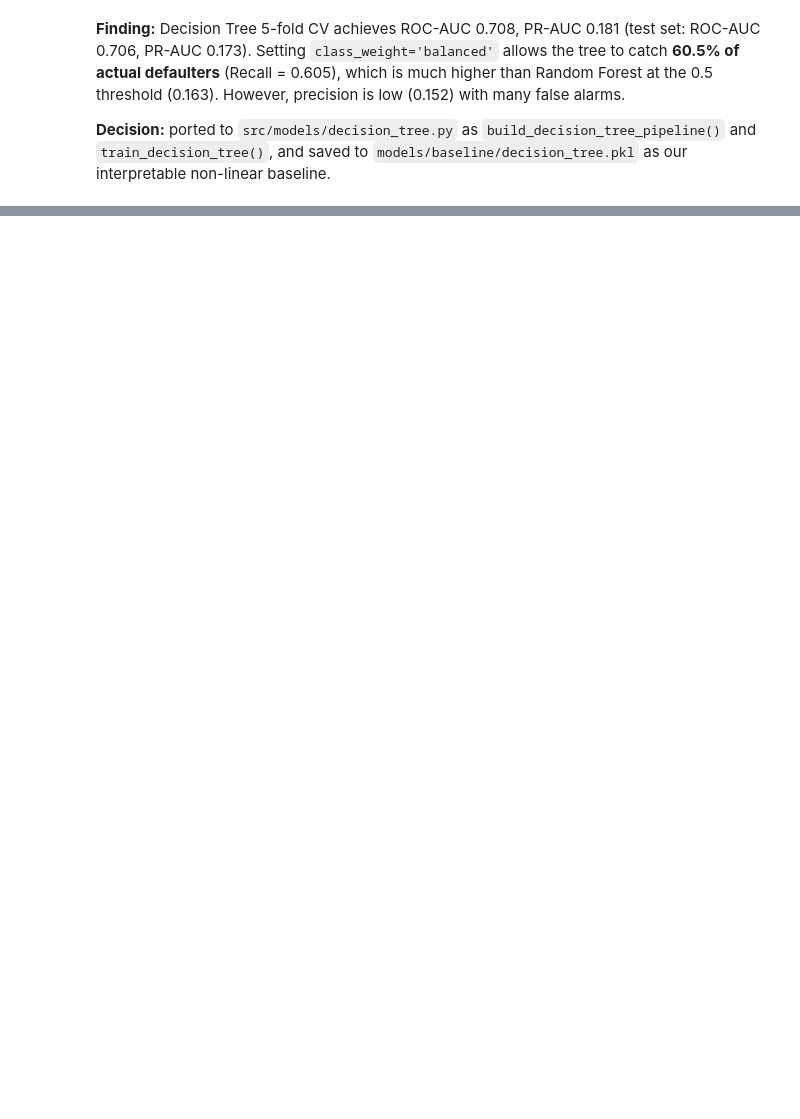
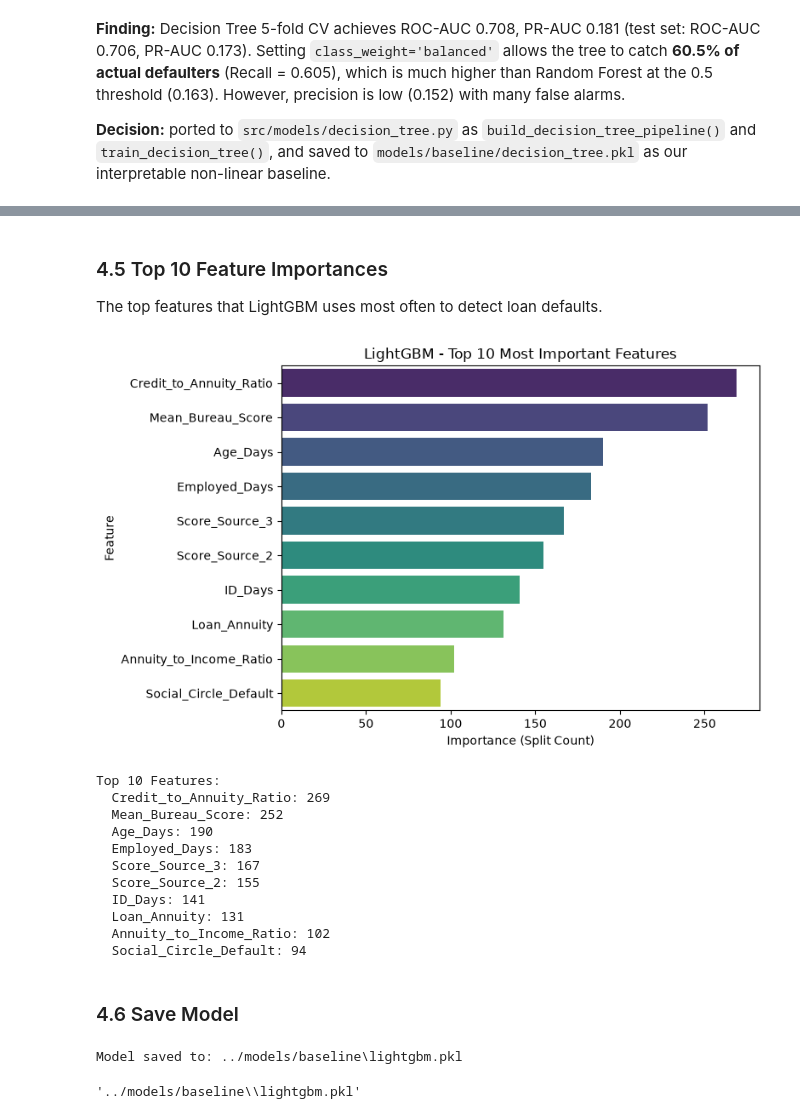
Before and after one commit to Pasiya990/FDM-AutoMobile_Loan_Default_Modelling, a Jupyter notebook: notebooks/05_baseline_models.ipynb, the cells around one changed output, grey strips where cells are left out. Drawn from its saved outputs; the diff is of its cells as text; code cells hidden in the pictures; blank space fills up the shorter version.

```diff
--- a/notebooks/05_baseline_models.ipynb
+++ b/notebooks/05_baseline_models.ipynb
@@ -279,0 +367,42 @@ Logged to ../experiments/results\experiments.csv
+# %% [markdown]
+### 4.5 Top 10 Feature Importances
+The top features that LightGBM uses most often to detect loan defaults.
+# %%
+feat_importances = pd.Series(
+    lgbm_model.feature_importances_,
+    index=X_test_clean.columns
+).sort_values(ascending=False).head(10)
+
+plt.figure(figsize=(8, 5))
+sns.barplot(x=feat_importances.values, y=feat_importances.index, hue=feat_importances.index, palette="viridis", legend=False)
+plt.title("LightGBM - Top 10 Most Important Features")
+plt.xlabel("Importance (Split Count)")
+plt.ylabel("Feature")
+plt.tight_layout()
+plt.savefig(os.path.join(figures_dir, "05_lightgbm_feature_importance.png"), dpi=100, bbox_inches="tight")
+plt.show()
+
+print("Top 10 Features:")
+for feat, imp in feat_importances.items():
+    print(f"  {feat}: {imp}")
+# %% [output]
+[figure, added]
+Top 10 Features:
+  Credit_to_Annuity_Ratio: 269
+  Mean_Bureau_Score: 252
+  Age_Days: 190
+  Employed_Days: 183
+  Score_Source_3: 167
+  Score_Source_2: 155
+  ID_Days: 141
+  Loan_Annuity: 131
+  Annuity_to_Income_Ratio: 102
+  Social_Circle_Default: 94
+# %% [markdown]
+### 4.6 Save Model
+# %%
+models_dir = "../models/baseline" if os.path.exists("../models/baseline") else "models/baseline"
+save_lightgbm_model(lgbm_model, os.path.join(models_dir, "lightgbm.pkl"))
+# %% [output]
+Model saved to: ../models/baseline\lightgbm.pkl
+'../models/baseline\\lightgbm.pkl'
```
Also changed, not shown: parts of 19 cells of this notebook.
